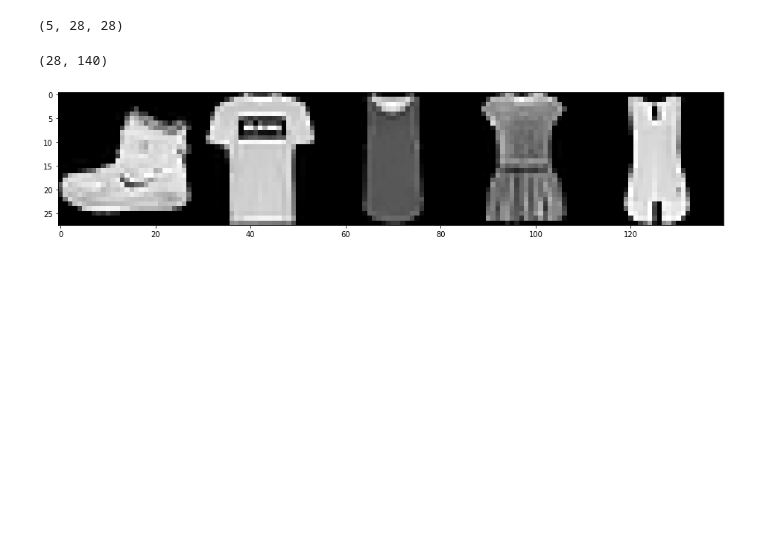
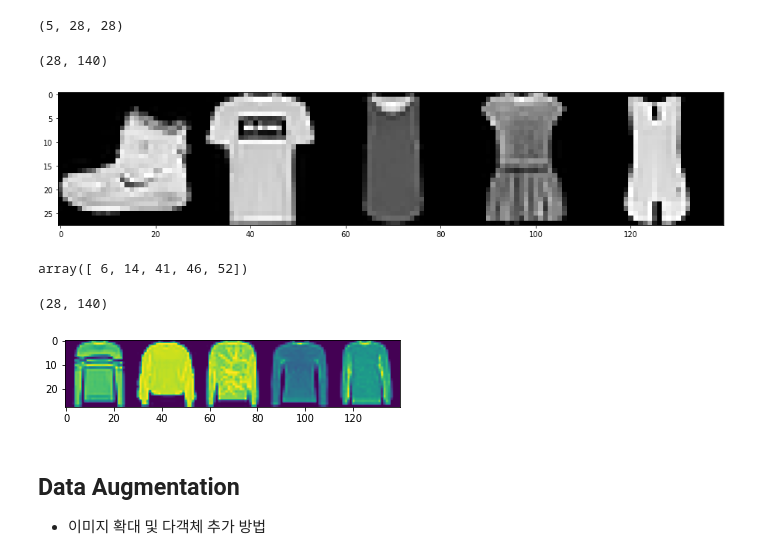
Before and after one commit to Vaycold/Vaycold, a Jupyter notebook: Python_DL/여러 의상 사진에서 옷 종류 구분하기.ipynb, the cells around one changed output. Drawn from its saved outputs; the diff is of its cells as text; code cells hidden in the pictures; blank space fills up the shorter version.

```diff
--- a/Python_DL/여러 의상 사진에서 옷 종류 구분하기.ipynb
+++ b/Python_DL/여러 의상 사진에서 옷 종류 구분하기.ipynb
@@ -190,0 +189,18 @@ plt.show()
+# %%
+# 레이블에 따라 5개를 출력하는 함수를 만들어보자
+# argwhere을 사용하자
+np.argwhere(train_labels == 7)[:5,...,0] # 뒤에 ...,0은 펴주는 역할을 수행함
+# %% [output]
+array([ 6, 14, 41, 46, 52])
+# %%
+train_images[np.argwhere(train_labels == 7)[:5,...,0]].transpose((1,0,2)).reshape(28,-1).shape
+# %% [output]
+(28, 140)
+# %%
+plt.imshow(train_images[np.argwhere(train_labels == 2)[:5,...,0]].transpose((1,0,2)).reshape(28,-1))
+plt.show()
+# %% [output]
+[figure, added]
+# %% [markdown]
+## Data Augmentation
+ - 이미지 확대 및 다객체 추가 방법
```
Also changed, not shown: parts of 22 cells of this notebook.
